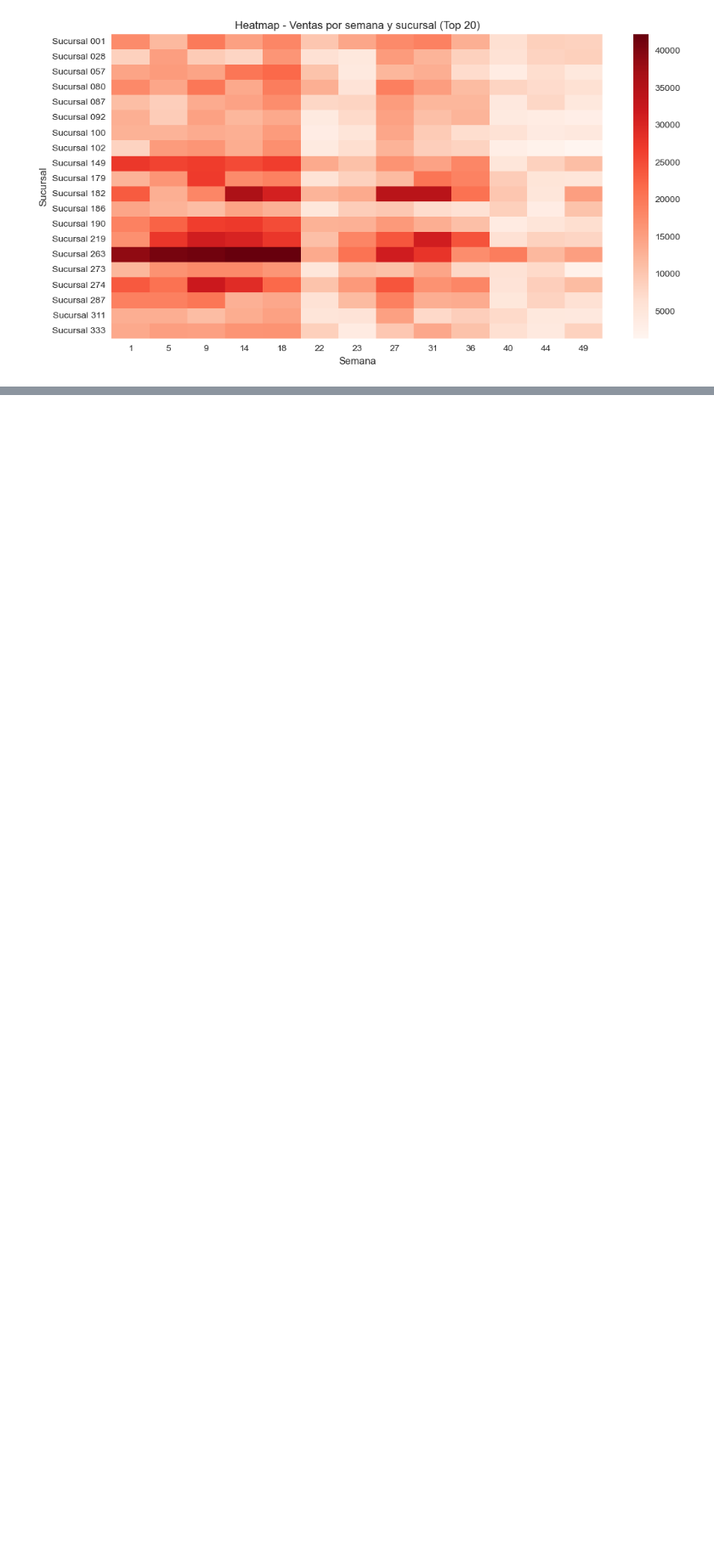
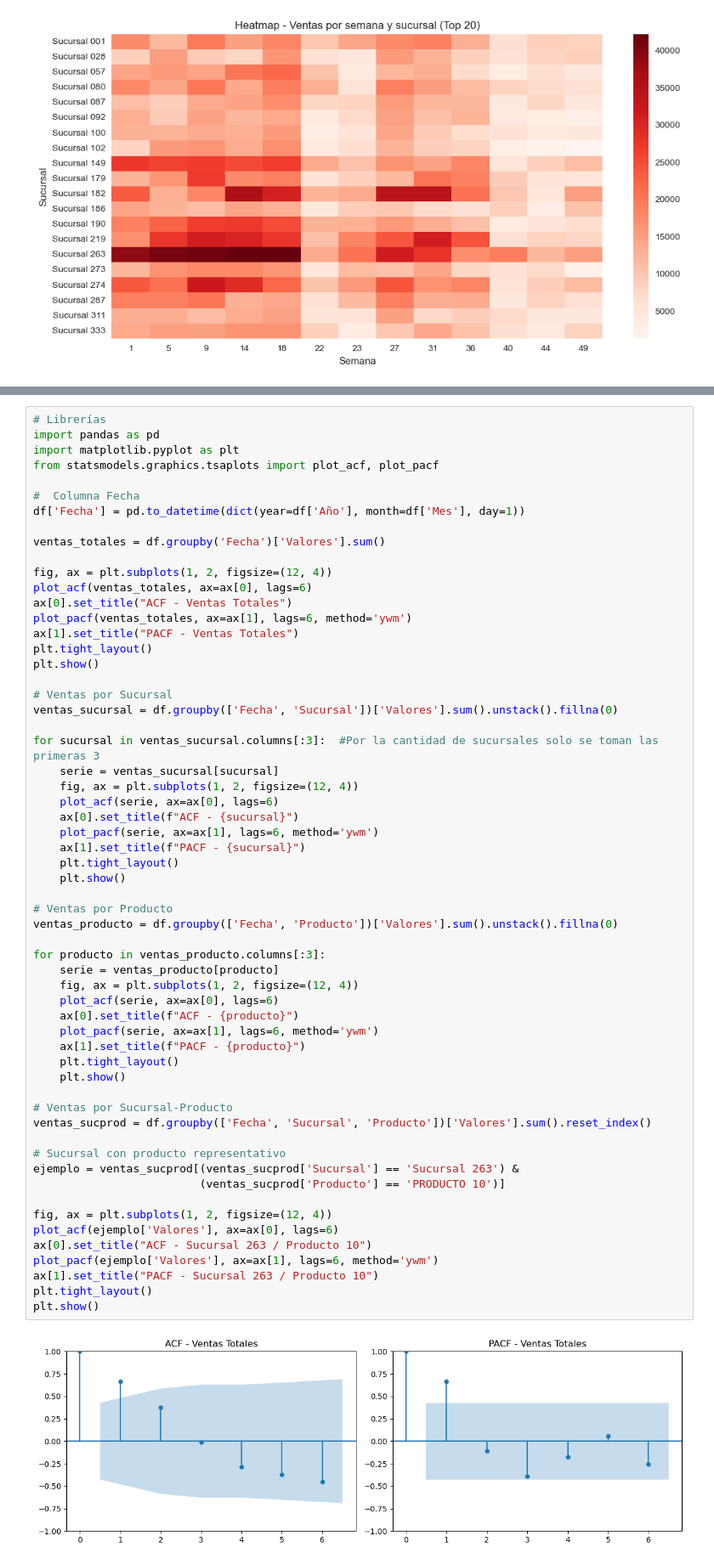
Before and after one commit to nelson12140173/Proyecto-EDA, a Jupyter notebook: notebooks/01_exploratory_data_analysis.ipynb, the cells around one changed output, grey strips where cells are left out. Shown at 85% size. Cells and saved outputs as stored; diff of their text form; blank space fills up the shorter version.

Commit message:
Entrega final EDA: análisis completo con ACF/PACF e insights

```diff
--- a/notebooks/01_exploratory_data_analysis.ipynb
+++ b/notebooks/01_exploratory_data_analysis.ipynb
@@ -658,0 +709,61 @@ plt.show()
+# %%
+# Librerías
+import pandas as pd
+import matplotlib.pyplot as plt
+from statsmodels.graphics.tsaplots import plot_acf, plot_pacf
+
+#  Columna Fecha
+df['Fecha'] = pd.to_datetime(dict(year=df['Año'], month=df['Mes'], day=1))
+
+ventas_totales = df.groupby('Fecha')['Valores'].sum()
+
+fig, ax = plt.subplots(1, 2, figsize=(12, 4))
+plot_acf(ventas_totales, ax=ax[0], lags=6)
+ax[0].set_title("ACF - Ventas Totales")
+plot_pacf(ventas_totales, ax=ax[1], lags=6, method='ywm')
+ax[1].set_title("PACF - Ventas Totales")
+plt.tight_layout()
+plt.show()
+
+# Ventas por Sucursal
+ventas_sucursal = df.groupby(['Fecha', 'Sucursal'])['Valores'].sum().unstack().fillna(0)
+
+for sucursal in ventas_sucursal.columns[:3]:  #Por la cantidad de sucursales solo se toman las primeras 3
+    serie = ventas_sucursal[sucursal]
+    fig, ax = plt.subplots(1, 2, figsize=(12, 4))
+    plot_acf(serie, ax=ax[0], lags=6)
+    ax[0].set_title(f"ACF - {sucursal}")
+    plot_pacf(serie, ax=ax[1], lags=6, method='ywm')
+    ax[1].set_title(f"PACF - {sucursal}")
+    plt.tight_layout()
+    plt.show()
+
+# Ventas por Producto
+ventas_producto = df.groupby(['Fecha', 'Producto'])['Valores'].sum().unstack().fillna(0)
+
+for producto in ventas_producto.columns[:3]:
+    serie = ventas_producto[producto]
+    fig, ax = plt.subplots(1, 2, figsize=(12, 4))
+    plot_acf(serie, ax=ax[0], lags=6)
+    ax[0].set_title(f"ACF - {producto}")
+    plot_pacf(serie, ax=ax[1], lags=6, method='ywm')
+    ax[1].set_title(f"PACF - {producto}")
+    plt.tight_layout()
+    plt.show()
+
+# Ventas por Sucursal-Producto
+ventas_sucprod = df.groupby(['Fecha', 'Sucursal', 'Producto'])['Valores'].sum().reset_index()
+
+# Sucursal con producto representativo
+ejemplo = ventas_sucprod[(ventas_sucprod['Sucursal'] == 'Sucursal 263') &
+                         (ventas_sucprod['Producto'] == 'PRODUCTO 10')]
+
+fig, ax = plt.subplots(1, 2, figsize=(12, 4))
+plot_acf(ejemplo['Valores'], ax=ax[0], lags=6)
+ax[0].set_title("ACF - Sucursal 263 / Producto 10")
+plot_pacf(ejemplo['Valores'], ax=ax[1], lags=6, method='ywm')
+ax[1].set_title("PACF - Sucursal 263 / Producto 10")
+plt.tight_layout()
+plt.show()
+# %% [output]
+[figure, added]
```
Also changed, not shown: parts of 30 cells of this notebook, 1 other file.
